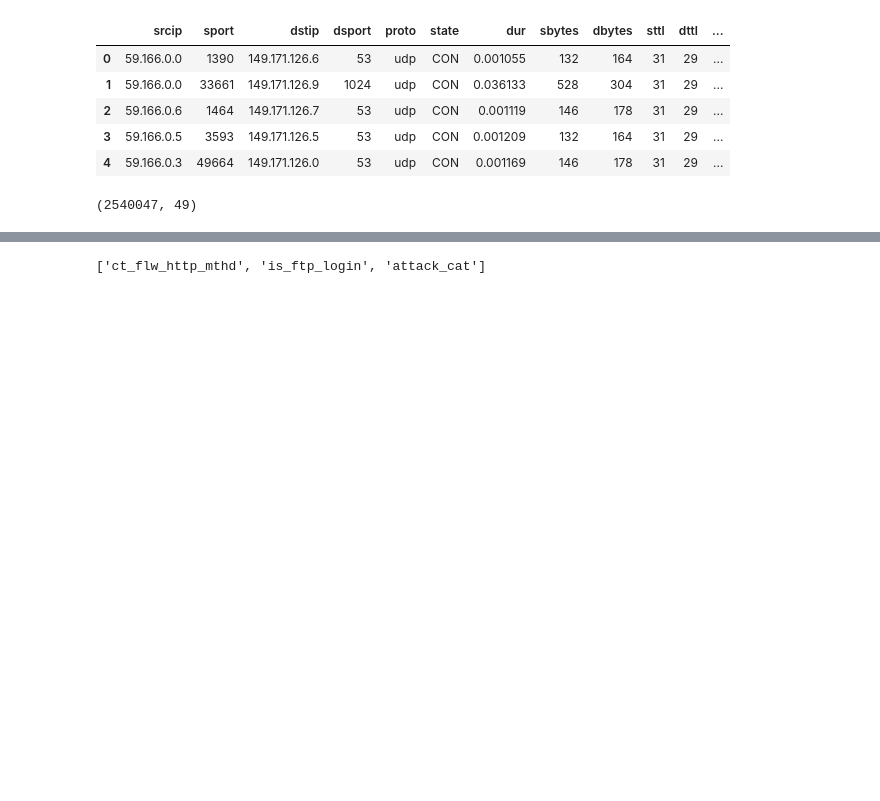
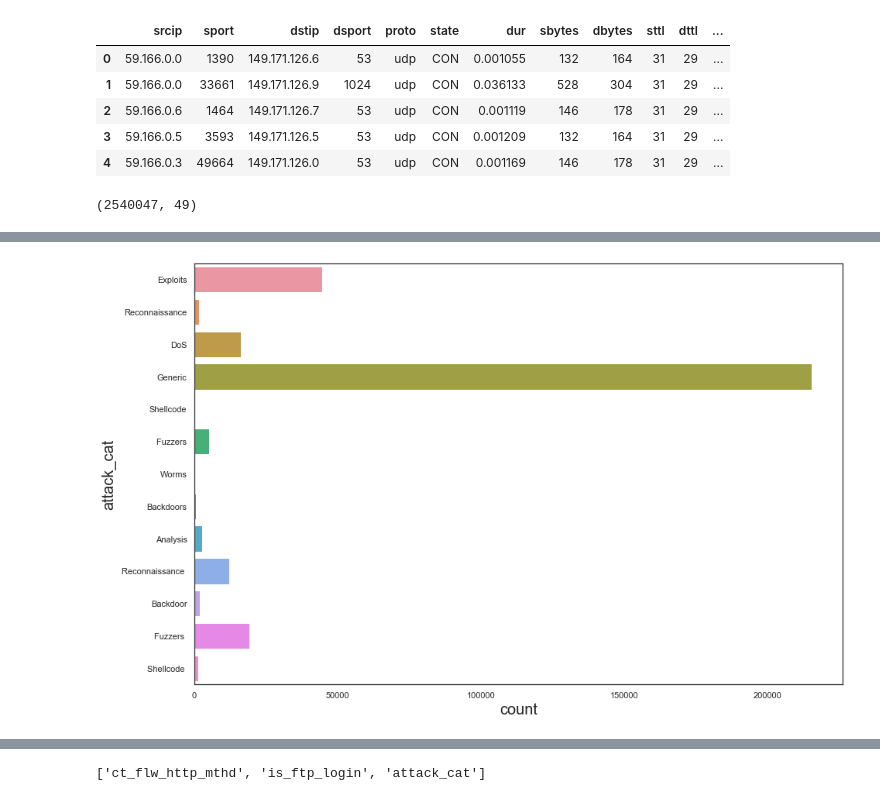
Before and after one commit to Shravya-Uchil/CMPE255-Project, a Jupyter notebook: Network Anomaly Detection.ipynb, the cells around one changed output, grey strips where cells are left out. Drawn from its saved outputs; the diff is of its cells as text; code cells hidden in the pictures; blank space fills up the shorter version.

```diff
--- a/Network Anomaly Detection.ipynb
+++ b/Network Anomaly Detection.ipynb
@@ -101,0 +170,9 @@ del dataframe4
+# %%
+
+def plot_attack_category(data):
+    sns.set(rc={'figure.figsize':(15,10),"font.size":70,"axes.titlesize":40,"axes.labelsize":20},style="white")
+    catg_plot = sns.countplot(y='attack_cat',data = data)
+
+plot_attack_category(dataset)
+# %% [output]
+[figure, added]
```
Also changed, not shown: parts of 12 cells of this notebook.
